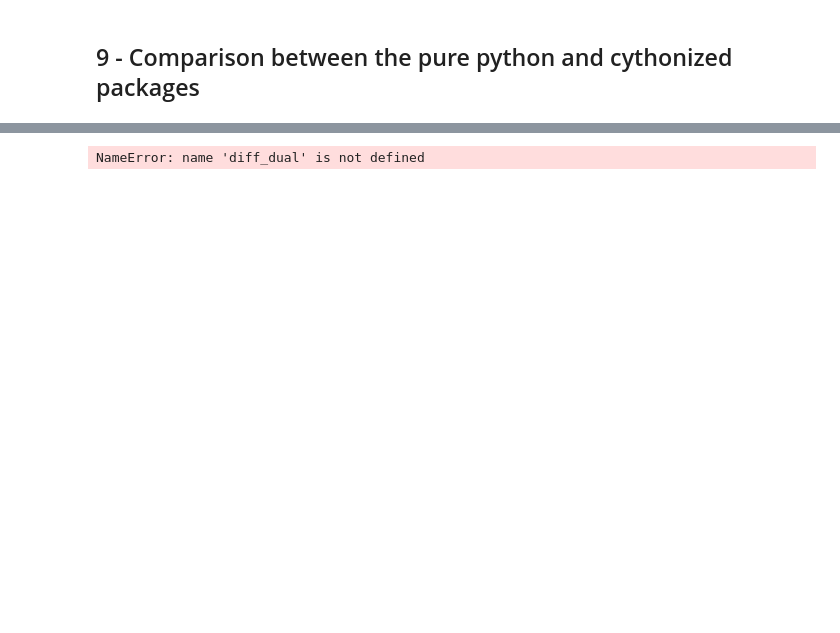
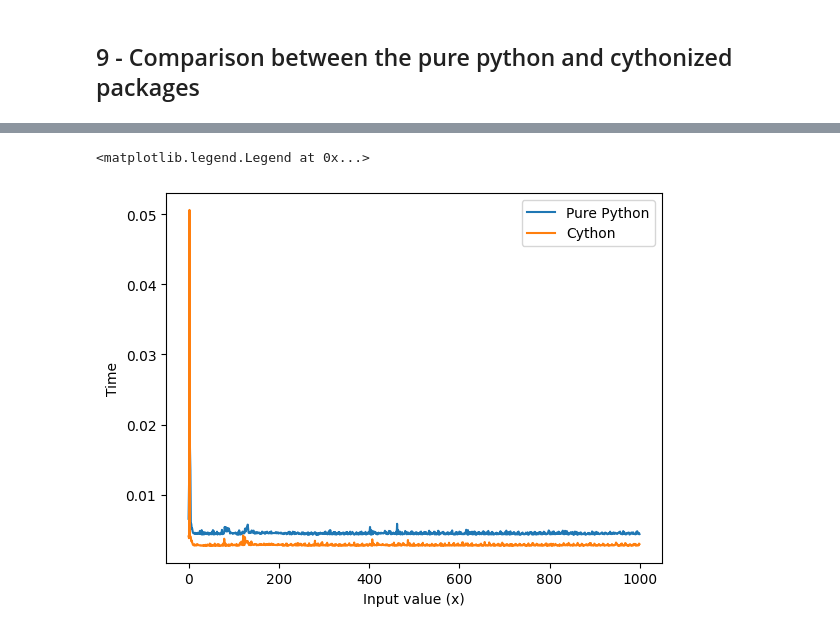
Before and after one commit to S-Nazem/dual_autodiff, a Jupyter notebook: dual_autodiff.ipynb, the cells around one changed output, grey strips where cells are left out. Drawn from its saved outputs; the diff is of its cells as text; code cells hidden in the pictures; blank space fills up the shorter version.

```diff
--- a/dual_autodiff.ipynb
+++ b/dual_autodiff.ipynb
@@ -13,11 +18,5 @@ import numpy as np
 # %%
-def diff_dual(x):
-    x = Dual(x, 1)
-    return (x.sin()).log() + ((x*x)*x.cos())
-
-def diff_dual_c(x):
-    x = Dual_c(x, 1)
-    return (x.sin()).log() + ((x*x)*x.cos())
+deriv_value = compute_derivative(f, 1.5, Dual)
 
 def diff_analytic(x):
     return (math.cos(x) / math.sin(x)) + (2*x*math.cos(x)) - (x*x*math.sin(x))
@@ -101,18 +115,20 @@ plt.legend()
 # %%
 normal = []
 cyth = []
 
 # inputs = np.linspace(1, 3, 10000)
 # for i in inputs:
-elapsed_normal = timeit.timeit(lambda: diff_dual(1.5), number=1000)
-elapsed_cython = timeit.timeit(lambda: diff_dual_c(1.5), number=1000)
-normal.append(elapsed_normal)
-cyth.append(elapsed_cython)
+for _ in range(0,1000):
+    elapsed_normal = timeit.timeit(lambda: diff_dual(1.5), number=1000)
+    elapsed_cython = timeit.timeit(lambda: diff_dual_c(1.5), number=1000)
+    normal.append(elapsed_normal)
+    cyth.append(elapsed_cython)
 
 plt.plot(range(0,1000), normal, label = 'Pure Python')
 plt.plot(range(0,1000), cyth, label = 'Cython')
 plt.xlabel('Input value (x)')
 plt.ylabel('Time')
 plt.legend()
 # %% [output]
-NameError: name 'diff_dual' is not defined
+<matplotlib.legend.Legend at 0x...>
+[figure, added]
```
Also changed, not shown: parts of 6 cells of this notebook, 4 other files.
